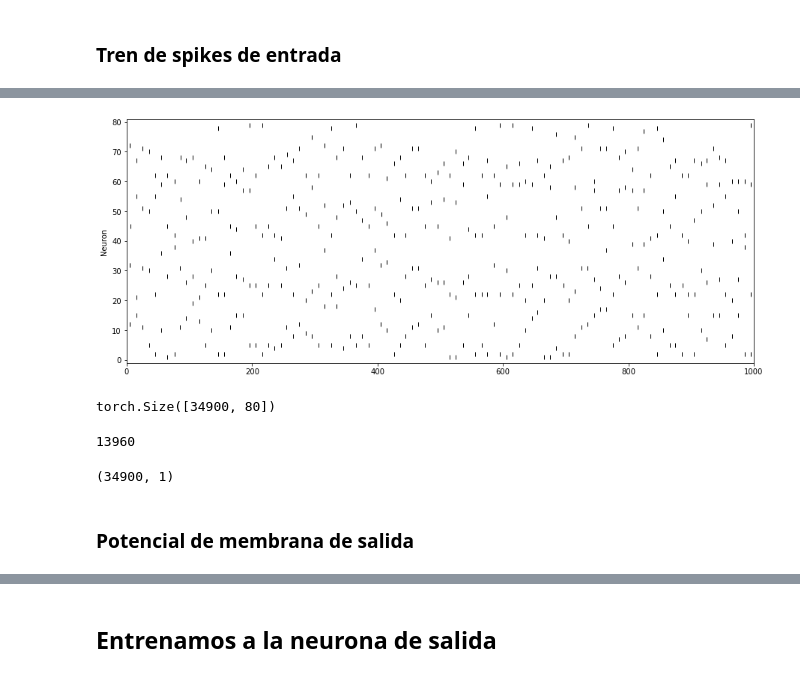
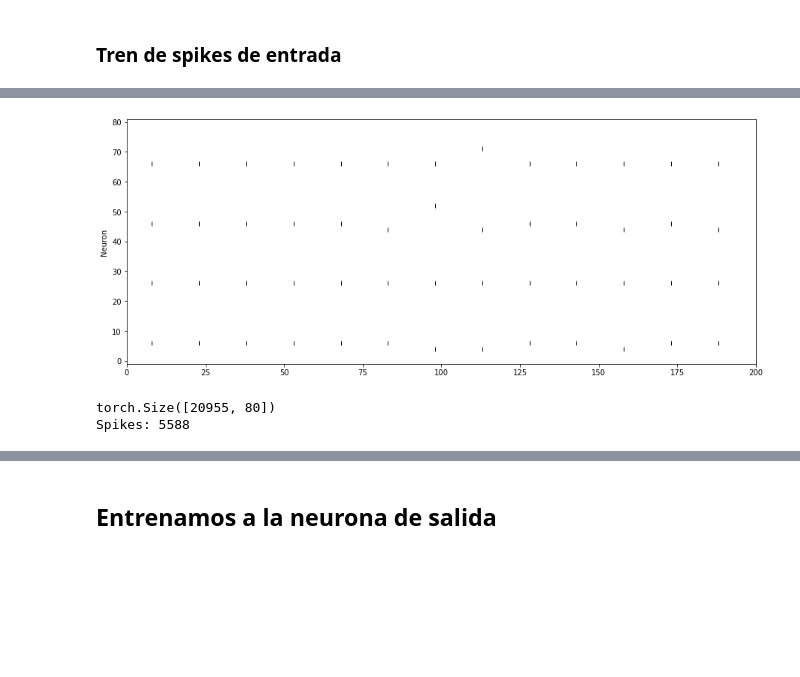
Before and after one commit to mmaximiliano/SDNN, a Jupyter notebook: patterns/SequenceVisualizer.ipynb, the cells around one changed output, grey strips where cells are left out. Drawn from its saved outputs; the diff is of its cells as text; code cells hidden in the pictures; blank space fills up the shorter version.

```diff
--- a/patterns/SequenceVisualizer.ipynb
+++ b/patterns/SequenceVisualizer.ipynb
@@ -41,18 +34,9 @@ torch.Size([34900, 320])
 # %%
-Sin_out_clean = torch.load('../cleanDSNN/results/layer_5_conv.pt')
-sv_utils.plotLIF(U=None, S=Sin_out_clean[:1000].data.numpy())
-print(Sin_out_clean.shape)
-np.count_nonzero(Sin_out_clean)
+Sin_out_s = torch.load('../cleanDSNN/results/layer_5_conv.pt')
+sv_utils.plotLIF(U=None, S=Sin_out_s[:200].data.numpy())
+print(Sin_out_s.shape)
+print("Spikes: " + str(np.count_nonzero(Sin_out_s)))
 # %% [output]
-[figure, old version]
+[figure, new version]
-torch.Size([34900, 80])
+torch.Size([20955, 80])
+Spikes: 5588
-13960
-# %%
-Sprobe = torch.load('../SDNN-Maxi/results/Sprobe.pt')
-Uprobe = torch.load('../SDNN-Maxi/results/Uprobe.pt')
-pat_times = np.load('./sequences/pat_i_0.npy')
-print(Sprobe.shape)
-# %% [output]
-(34900, 1)
-# %% [markdown]
-### Potencial de membrana de salida
```
Also changed, not shown: parts of 11 cells of this notebook.
